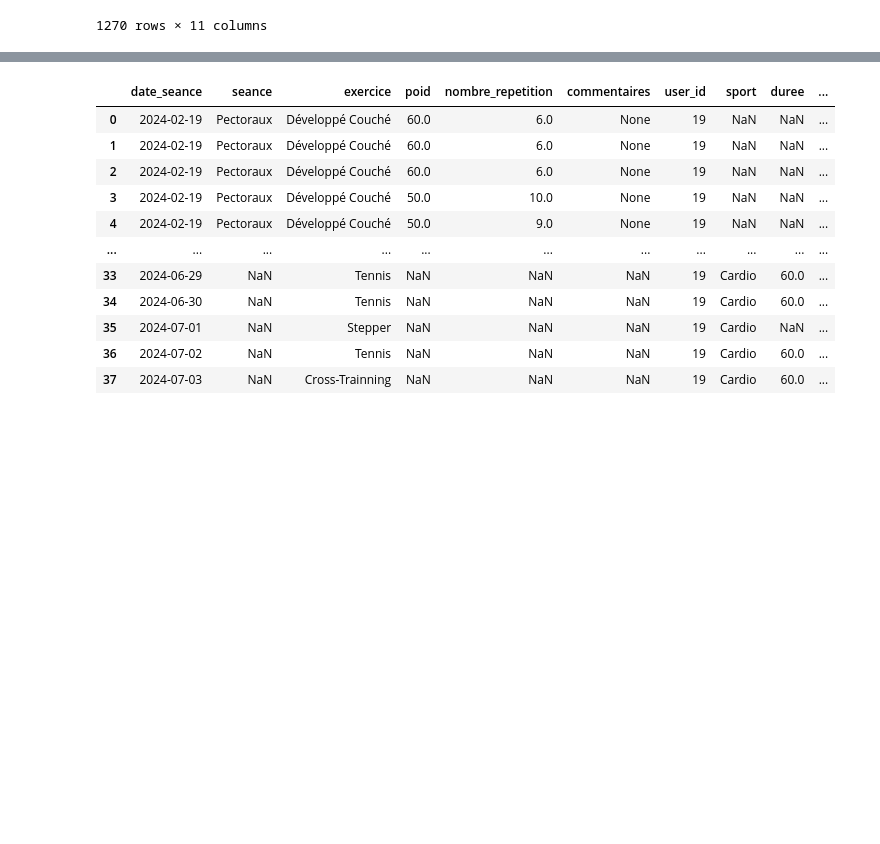
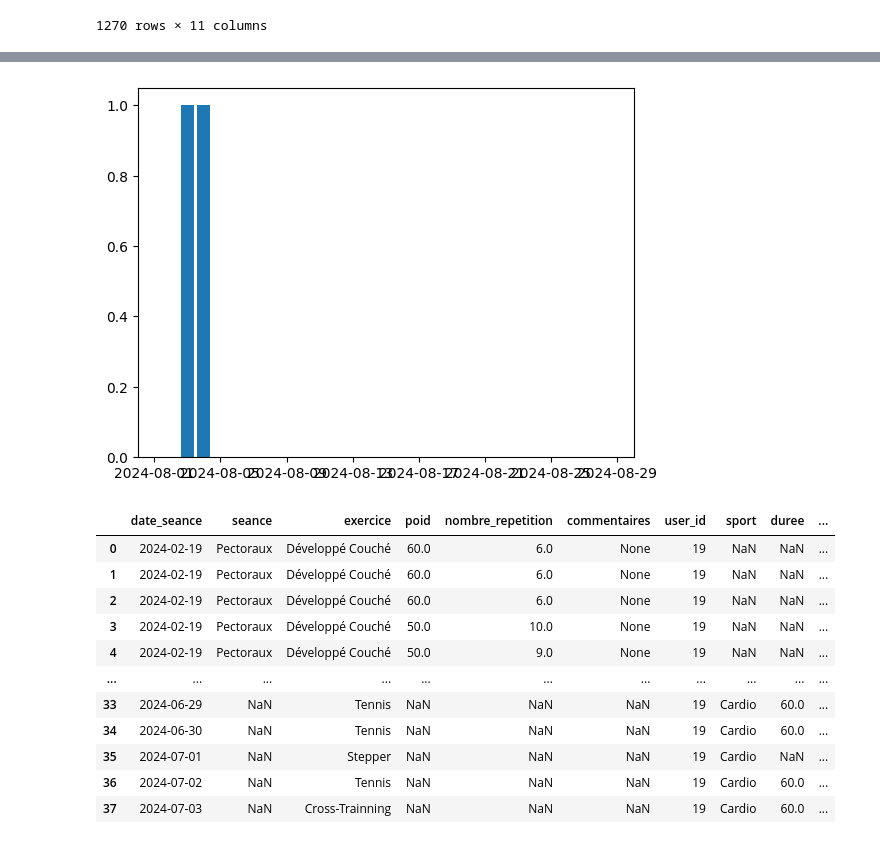
Before and after one commit to louismartindunord/SportMetrics, a Jupyter notebook: notebook/data_visualisation.ipynb, the cells around one changed output, grey strips where cells are left out. Drawn from its saved outputs; the diff is of its cells as text; code cells hidden in the pictures; blank space fills up the shorter version.

Commit message:
avancée sur data visualisation

```diff
--- a/notebook/data_visualisation.ipynb
+++ b/notebook/data_visualisation.ipynb
@@ -167,3 +166,6 @@ def filter_by_time_period(df_all_sport:pd.DataFrame, time_analyse:str) :
     (df_all_sport["date_seance"] < date_series.max())
 ]
     return df_time_period
+# %%
+df = filter_by_time_period(df_all_sport, "month")
+df.head()
@@ -182 +209,8 @@ print(df_timeseries.head())
+# %%
+date_series = create_empty_timeserie("month")
+plt.bar(df_timeseries["date"], df_timeseries["did_sport_this_day"])
+plt.xlim(date_series.min(), date_series.max())
+plt.show()
+# %% [output]
+[figure, added]
 # %%
```
Also changed, not shown: parts of 10 cells of this notebook, 4 other files.
